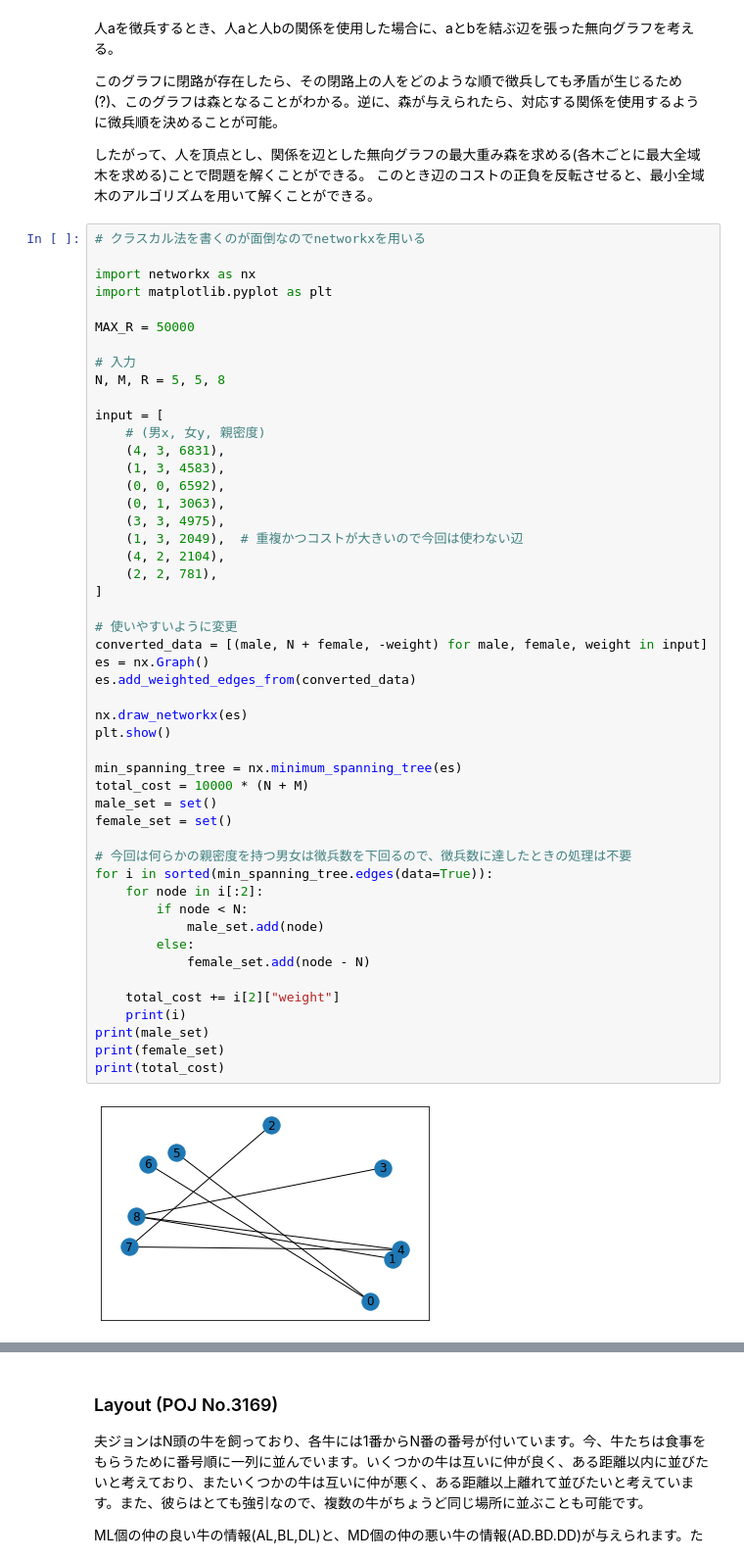
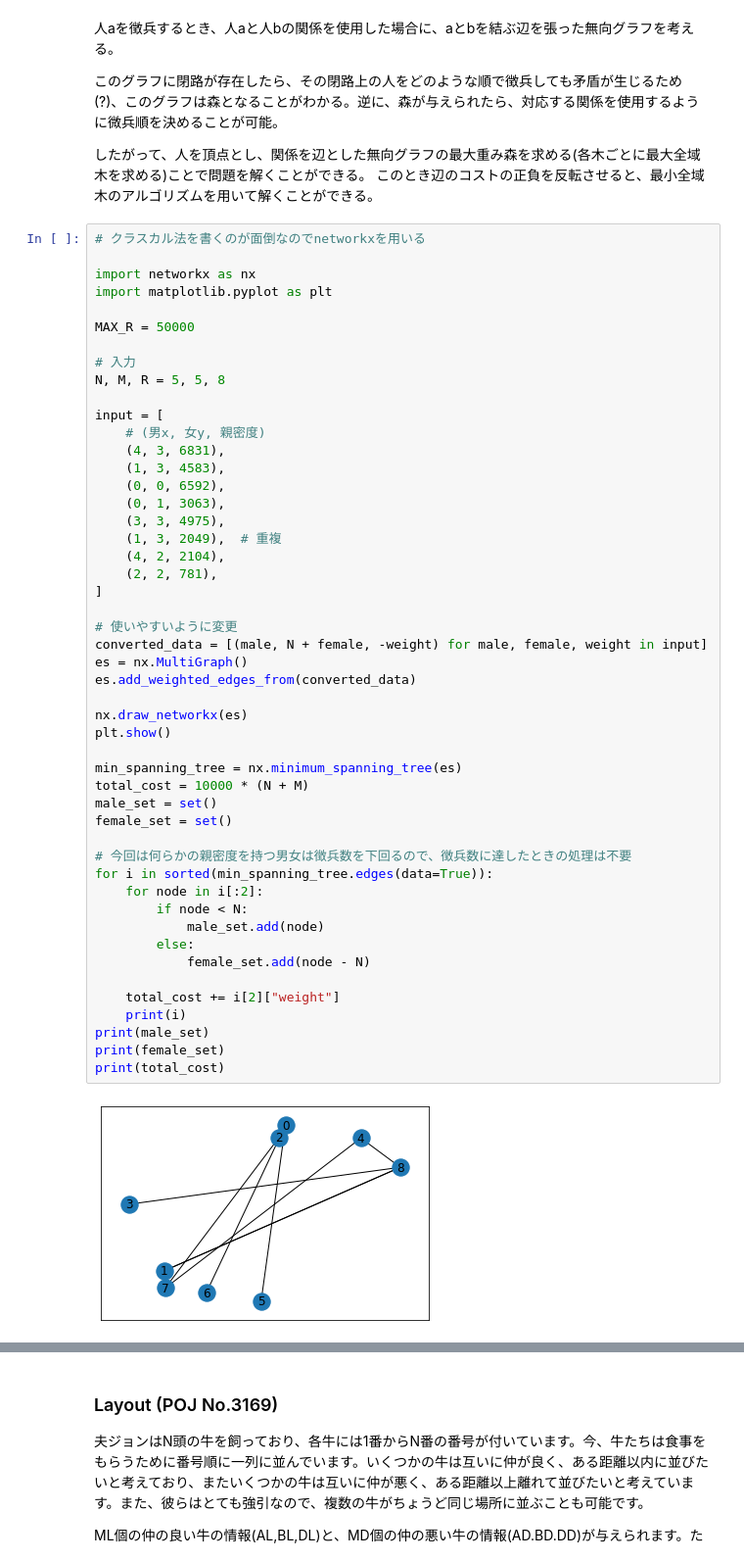
Before and after one commit to sato1214syun/Programing-Contest-Callenge-Bokk, a Jupyter notebook: 2-5.ipynb, the cells around one changed output, grey strips where cells are left out. Shown: that part at 98% size. Cells and saved outputs as stored; diff of their text form.

Commit message:
networkxの使い方を修正(MultiGraph使用)

```diff
--- a/2-5.ipynb
+++ b/2-5.ipynb
@@ -865,39 +865,39 @@ input = [
     (0, 0, 6592),
     (0, 1, 3063),
     (3, 3, 4975),
-    (1, 3, 2049),  # 重複かつコストが大きいので今回は使わない辺
+    (1, 3, 2049),  # 重複
     (4, 2, 2104),
     (2, 2, 781),
 ]
 
 # 使いやすいように変更
 converted_data = [(male, N + female, -weight) for male, female, weight in input]
-es = nx.Graph()
+es = nx.MultiGraph()
 es.add_weighted_edges_from(converted_data)
 
 nx.draw_networkx(es)
 plt.show()
 
 min_spanning_tree = nx.minimum_spanning_tree(es)
 total_cost = 10000 * (N + M)
 male_set = set()
 female_set = set()
 
 # 今回は何らかの親密度を持つ男女は徴兵数を下回るので、徴兵数に達したときの処理は不要
 for i in sorted(min_spanning_tree.edges(data=True)):
     for node in i[:2]:
         if node < N:
             male_set.add(node)
         else:
             female_set.add(node - N)
 
     total_cost += i[2]["weight"]
     print(i)
 print(male_set)
 print(female_set)
 print(total_cost)
 # %% [output]
-[figure, old version]
+[figure, new version]
 (0, 5, {'weight': -6592})
 (0, 6, {'weight': -3063})
 (4, 7, {'weight': -2104})
```
Also changed, not shown: parts of 2 cells of this notebook.
